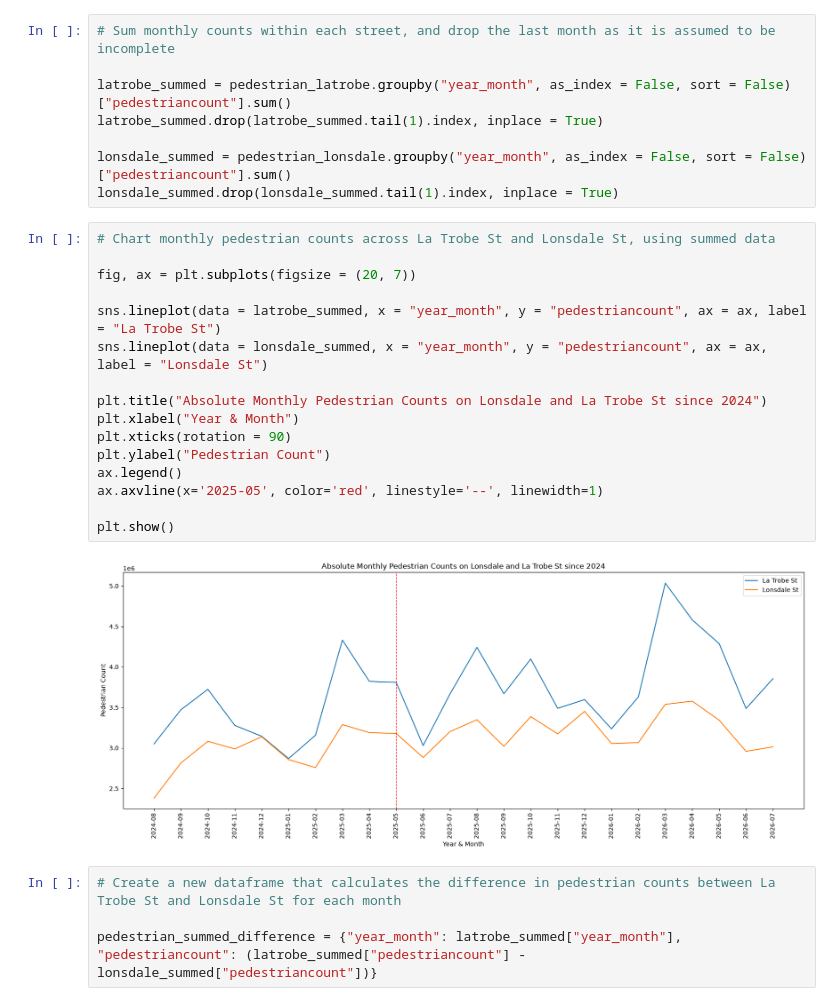
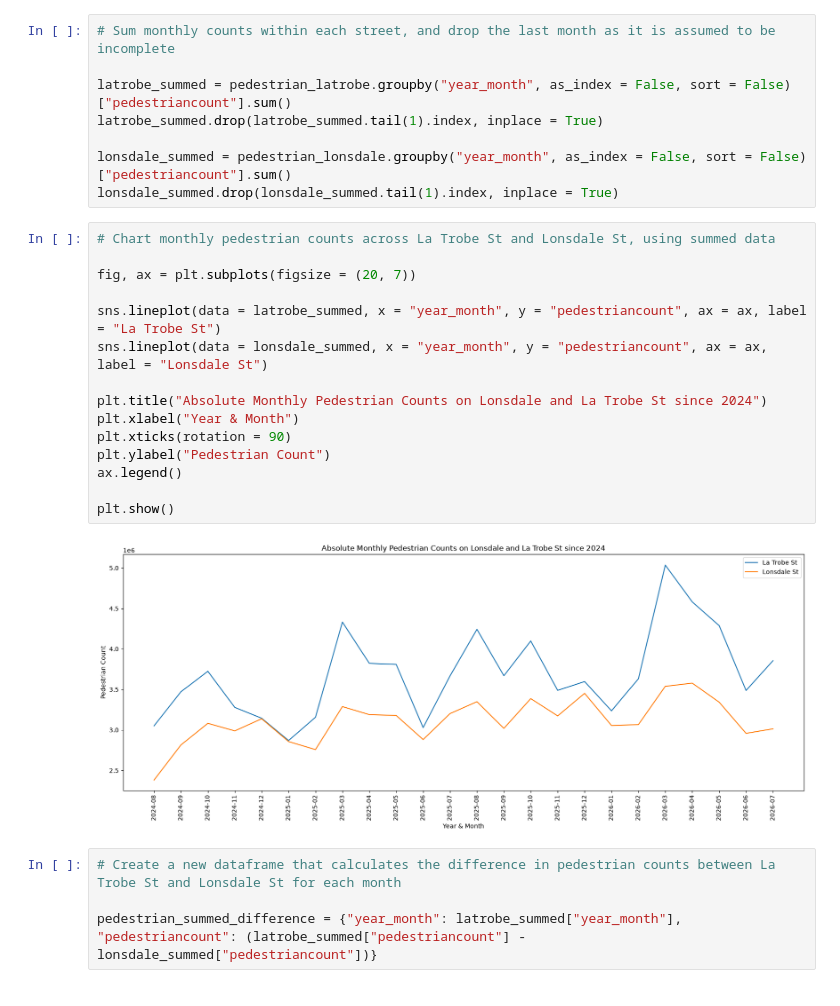
Before and after one commit to rooien/urban-analysis, a Jupyter notebook: team_a/pedestrian_count_analysis_latrobe_lonsdale.ipynb, the cells around one changed output. Saved outputs shown, nothing was run; the diff lists cells and outputs as text.

```diff
--- a/team_a/pedestrian_count_analysis_latrobe_lonsdale.ipynb
+++ b/team_a/pedestrian_count_analysis_latrobe_lonsdale.ipynb
@@ -150,21 +151,20 @@ lonsdale_summed.drop(lonsdale_summed.tail(1).index, inplace = True)
 # %%
 # Chart monthly pedestrian counts across La Trobe St and Lonsdale St, using summed data
 
 fig, ax = plt.subplots(figsize = (20, 7))
 
 sns.lineplot(data = latrobe_summed, x = "year_month", y = "pedestriancount", ax = ax, label = "La Trobe St")
 sns.lineplot(data = lonsdale_summed, x = "year_month", y = "pedestriancount", ax = ax, label = "Lonsdale St")
 
 plt.title("Absolute Monthly Pedestrian Counts on Lonsdale and La Trobe St since 2024")
 plt.xlabel("Year & Month")
 plt.xticks(rotation = 90)
 plt.ylabel("Pedestrian Count")
 ax.legend()
-ax.axvline(x='2025-05', color='red', linestyle='--', linewidth=1)
 
 plt.show()
 # %% [output]
-[figure, old version]
+[figure, new version]
 # %%
 # Create a new dataframe that calculates the difference in pedestrian counts between La Trobe St and Lonsdale St for each month
 
```
Also changed, not shown: parts of 7 cells of this notebook.
